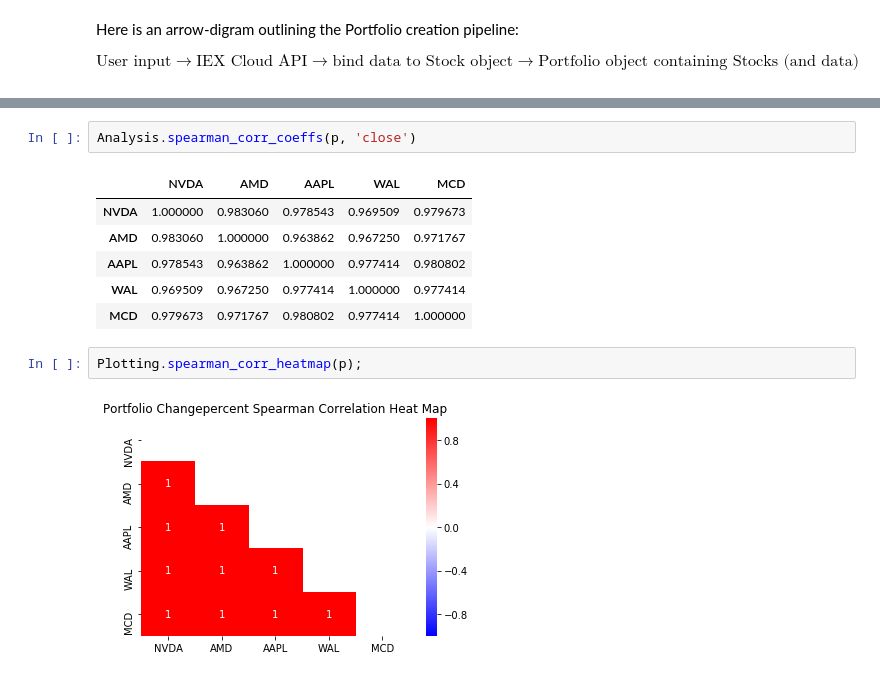
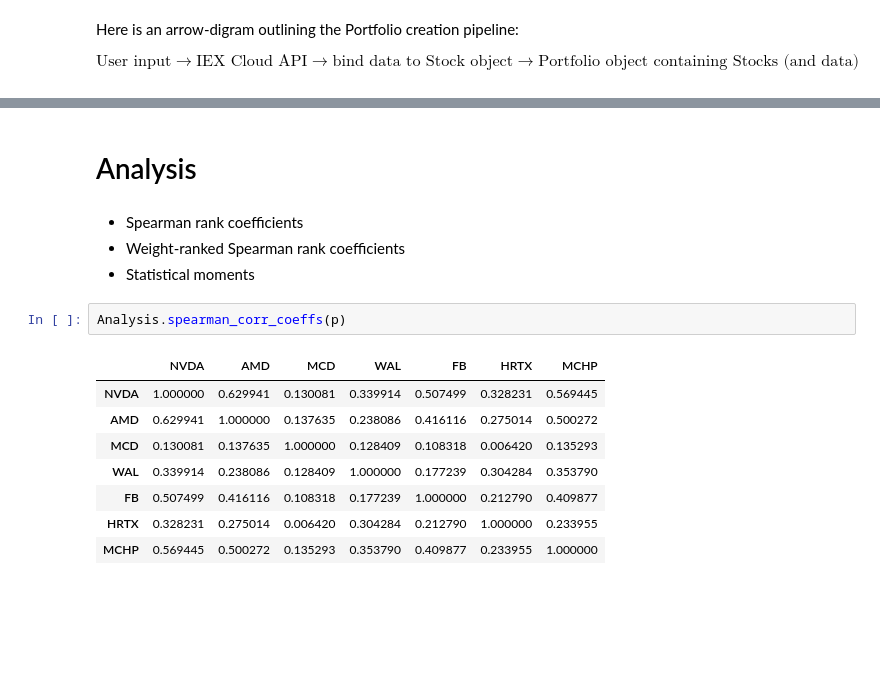
Before and after one commit to Hesiod-Labs/HYPAR, a Jupyter notebook: hypar-app.ipynb, the cells around one changed output, grey strips where cells are left out. Saved outputs shown, nothing was run; the diff lists cells and outputs as text; blank space fills up the shorter version.

```diff
--- a/hypar-app.ipynb
+++ b/hypar-app.ipynb
@@ -34,13 +73,17 @@ Type the numbers corresponding to the data of interest (separate with comma):
+# %% [markdown]
+# Analysis
+# %% [markdown]
+* Spearman rank coefficients
+* Weight-ranked Spearman rank coefficients
+* Statistical moments
 # %%
-Analysis.spearman_corr_coeffs(p, 'close')
+Analysis.spearman_corr_coeffs(p)
 # %% [output]
-|  | NVDA | AMD | AAPL | WAL | MCD |
-| NVDA | 1.000000 | 0.983060 | 0.978543 | 0.969509 | 0.979673 |
-| AMD | 0.983060 | 1.000000 | 0.963862 | 0.967250 | 0.971767 |
-| AAPL | 0.978543 | 0.963862 | 1.000000 | 0.977414 | 0.980802 |
-| WAL | 0.969509 | 0.967250 | 0.977414 | 1.000000 | 0.977414 |
-| MCD | 0.979673 | 0.971767 | 0.980802 | 0.977414 | 1.000000 |
+|  | NVDA | AMD | MCD | WAL | FB | HRTX | MCHP |
+| NVDA | 1.000000 | 0.629941 | 0.130081 | 0.339914 | 0.507499 | 0.328231 | 0.569445 |
+| AMD | 0.629941 | 1.000000 | 0.137635 | 0.238086 | 0.416116 | 0.275014 | 0.500272 |
+| MCD | 0.130081 | 0.137635 | 1.000000 | 0.128409 | 0.108318 | 0.006420 | 0.135293 |
+| WAL | 0.339914 | 0.238086 | 0.128409 | 1.000000 | 0.177239 | 0.304284 | 0.353790 |
+| FB | 0.507499 | 0.416116 | 0.108318 | 0.177239 | 1.000000 | 0.212790 | 0.409877 |
+| HRTX | 0.328231 | 0.275014 | 0.006420 | 0.304284 | 0.212790 | 1.000000 | 0.233955 |
+| MCHP | 0.569445 | 0.500272 | 0.135293 | 0.353790 | 0.409877 | 0.233955 | 1.000000 |
-# %%
-Plotting.spearman_corr_heatmap(p);
-# %% [output]
-[figure, removed]
```
Also changed, not shown: parts of 15 cells of this notebook, 3 other files.
